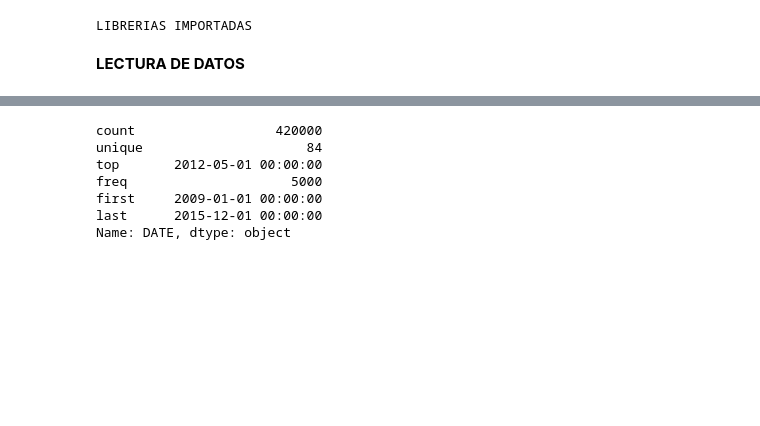
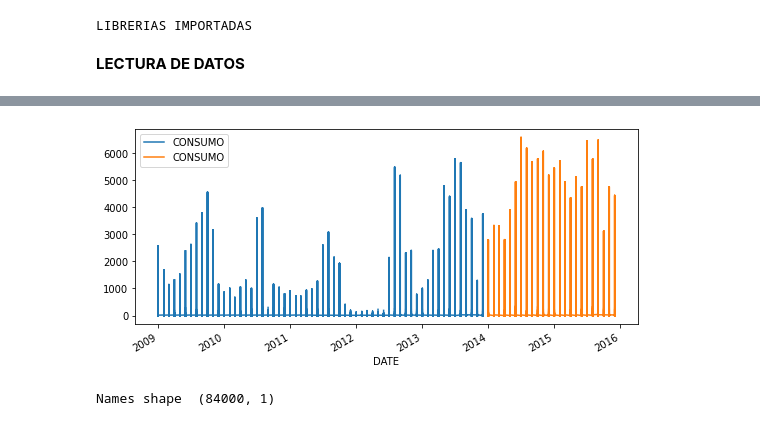
Before and after one commit to bchuchucaa/RNNConsumoDeAgua, a Jupyter notebook: RNNConsumoDeAgua.ipynb, the cells around one changed output, grey strips where cells are left out. Saved outputs shown, nothing was run; the diff lists cells and outputs as text; code cells hidden in the pictures; blank space fills up the shorter version.

```diff
--- a/RNNConsumoDeAgua.ipynb
+++ b/RNNConsumoDeAgua.ipynb
@@ -32,7 +35,7 @@ LIBRERIAS IMPORTADAS
 # %%
 #LOADING DATA
 df= read_csv('/content/AguaH.csv')
-df = df.iloc[0:5000 , :]
+df = df.iloc[0:1000 , :]
 #AJUSTE DEL FORMATO DE LAS FECHAS PARA LA TRANSFORMACION A TIPO DATETIME
 lookup = {'ENE':'01','FEB':'02','MAR':'03','ABR':'04','MAY':'05','JUN':'06','JUL':'07','AGO':'08','SEP':'09','OCT':'10','NOV':'11','DIC':'12'}
 clist=[]
@@ -71,4 +64,4 @@ dataComp = pd.DataFrame(rows_list)
 # %%
 dataComp.rename(columns = {0:'DATE',1:'TIPO',2:'CONSUMO'}, inplace = True)
 dataComp['DATE'] = pd.to_datetime(dataComp['DATE'], format='%Y-%m-%d')
-dataComp.set_index('DATE')
+dataComp=dataComp.set_index('DATE')
@@ -89,0 +88,21 @@ dataComp.set_index('DATE')
+# %%
+import matplotlib.pyplot as plt
+steps = 24000
+datos_train = dataComp[:-steps]
+datos_test  = dataComp[-steps:]
+fig, ax=plt.subplots(figsize=(9, 4))
+datos_train.plot(ax=ax, label='train')
+datos_test.plot(ax=ax, label='test')
+ax.legend();
+# %% [output]
+[figure, added]
+# %%
+#ESTE CODIGO SIRVE UNICAMENTE PARA LA INTEGRACION DE LOS NOMBRES EN EL DATAFRAME
+col_list = ["Name"]
+names = pd.read_csv("/content/StateNames.csv", usecols=col_list)
+names = names.iloc[0:84000 , :]
+#ELIMINAMOS LA COLUMNA DE LOS NOMBRE YA QUE SE BINARIZARON
+#df = df.iloc[: , 1:]
+print("Names shape ",names.shape)
+# %% [output]
+Names shape  (84000, 1)
@@ -94,14 +114,4 @@ dataComp=dataComp.fillna(20)
 #CONVIRTIENDO EL INDICE DEL DATAFRAME EN TIPO DATETIME
 #dataComp.index = pd.to_datetime(dataComp.index)
 #type(dataComp.index)
-# %%
-dataComp['DATE'].describe()
-# %% [output]
-count                  420000
-unique                     84
-top       2012-05-01 00:00:00
-freq                     5000
-first     2009-01-01 00:00:00
-last      2015-12-01 00:00:00
-Name: DATE, dtype: object
 # %%
```
Also changed, not shown: parts of 50 cells of this notebook.
